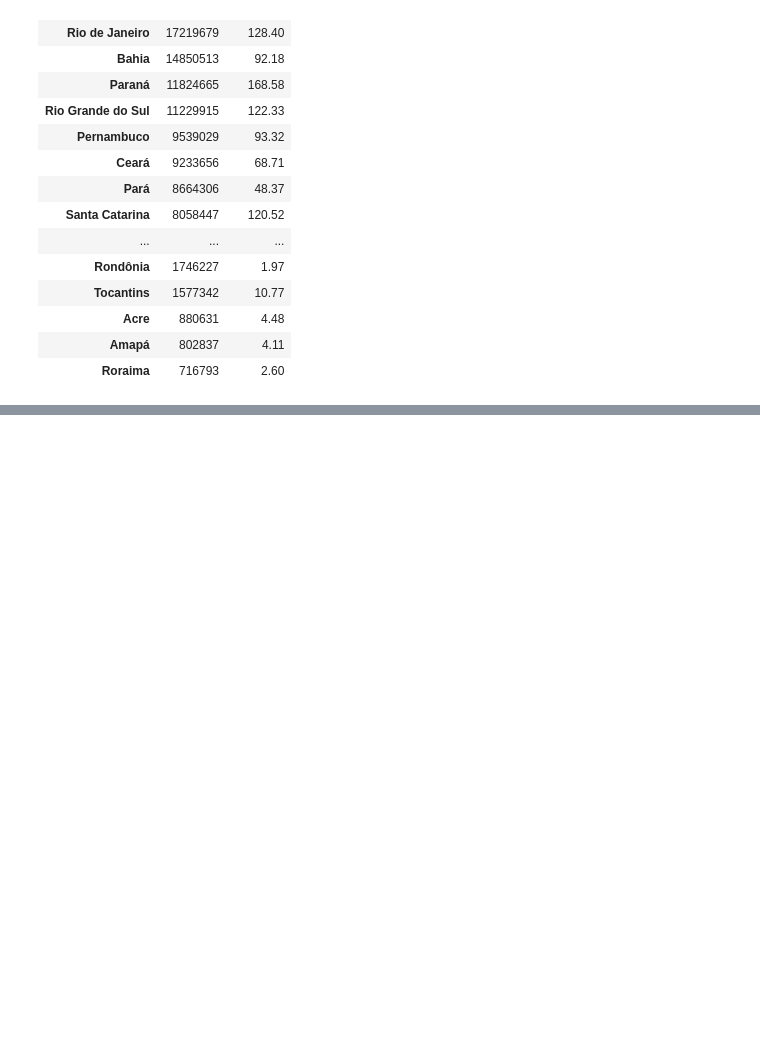
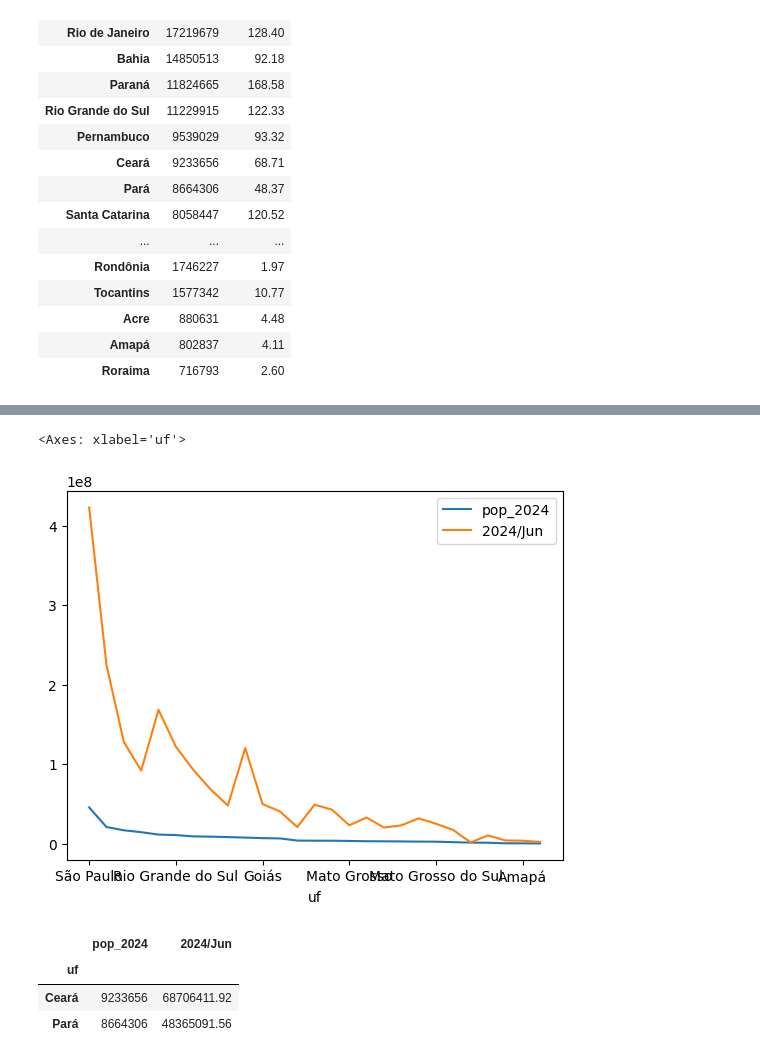
Before and after one commit to SandraRojasZ/Data-Analytics, a Jupyter notebook: pos-datascience-analise-e-exploracao-de-dados-aula1/Produção_Hospitalar-A2.1.ipynb, the cells around one changed output, grey strips where cells are left out. Cells and saved outputs as stored; diff of their text form; code cells hidden in the pictures; blank space fills up the shorter version.

```diff
--- a/pos-datascience-analise-e-exploracao-de-dados-aula1/Produção_Hospitalar-A2.1.ipynb
+++ b/pos-datascience-analise-e-exploracao-de-dados-aula1/Produção_Hospitalar-A2.1.ipynb
@@ -971,5 +971,5 @@ gastos.head()
 dtype: float64
 # %%
-gastos_index = gastos.index.str[3:]
-gastos_index
+gastos_sem = gastos.index.str[3:]
+gastos_sem
 # %% [output]
@@ -976,0 +983,3 @@ Index([' Paulo', 'as Gerais', 'aná', ' Grande do Sul', ' de Janeiro'], dtype='o
+# %%
+gastos.index = gastos_sem
+gastos.head()
@@ -1020,7 +1048,8 @@ populacao_index.head()
 | Bahia | 14850513 |
 | Paraná | 11824665 |
 # %%
-populacao_index.join(gastos)
+gastos_e_populacao = populacao_index.join(gastos)
+gastos_e_populacao
 # %% [output]
 |  | pop_2024 | 2024/Jun |
 | uf |  |  |
@@ -1042,0 +1074,3 @@ populacao_index.join(gastos)
+# %%
+gastos_e_populacao.iloc[:, -1] = gastos_e_populacao.iloc[:, -1] * 1_000_000
+gastos_e_populacao.head()
@@ -1042,0 +1085,12 @@ populacao_index.join(gastos)
+# %%
+gastos_e_populacao.plot()
+# %% [output]
+<Axes: xlabel='uf'>
+[figure, added]
+# %%
+gastos_e_populacao.loc[["Ceará", "Pará"]]
+# %% [output]
+|  | pop_2024 | 2024/Jun |
+| uf |  |  |
+| Ceará | 9233656 | 68706411.92 |
+| Pará | 8664306 | 48365091.56 |
```
Also changed, not shown: parts of 20 cells of this notebook.
